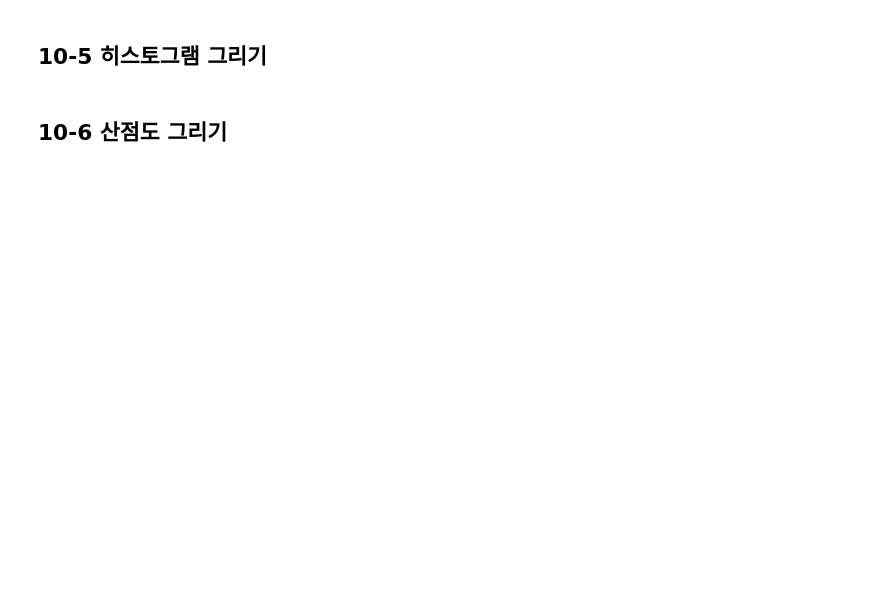
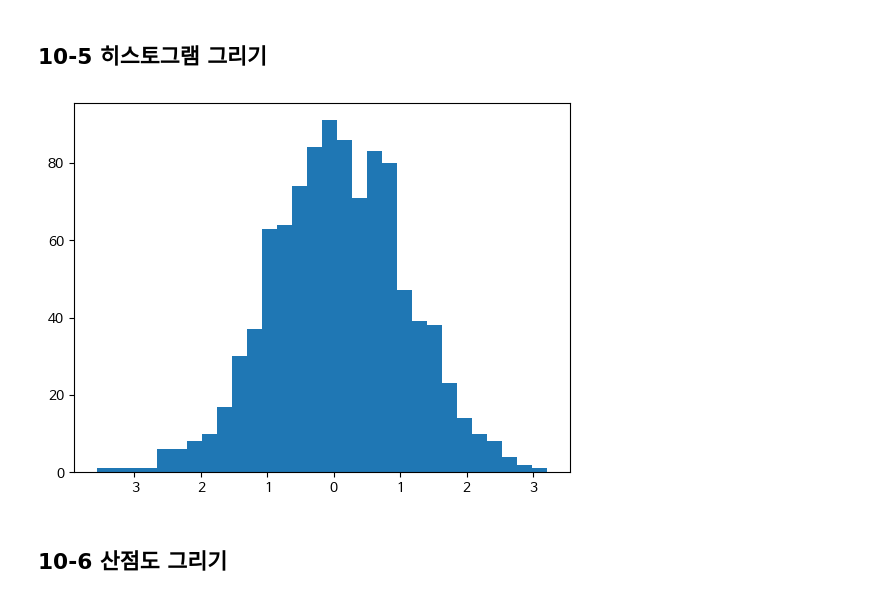
Before and after one commit to akatwinkle/bab_bab, a Jupyter notebook: 오픈소스_데이터_분석_10강.ipynb, the cells around one changed output. Cells and saved outputs as stored; diff of their text form; code cells hidden in the pictures; blank space fills up the shorter version.

```diff
--- a/오픈소스_데이터_분석_10강.ipynb
+++ b/오픈소스_데이터_분석_10강.ipynb
@@ -107,13 +143,16 @@ plt.show()
 # %%
 import matplotlib.pyplot as plt
 import numpy as np
 
 ## 데이터 생성 (정규 분포를 따르는 1000개의 난수)
 data = np.random.randn(1000)
 
-## 히스토그램 그리기
+## 히스토그램 그리기 #데이터 수가 많을때, 군집화후 그래프 그림
+plt.hist(data, bins = 30)
 
 plt.show()
+# %% [output]
+[figure, added]
 # %% [markdown]
 ## 10-6 산점도 그리기
 # %%
```
Also changed, not shown: parts of 8 cells of this notebook.
